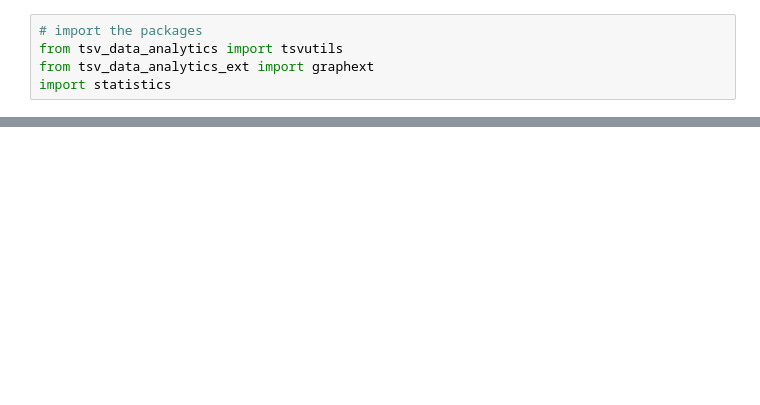
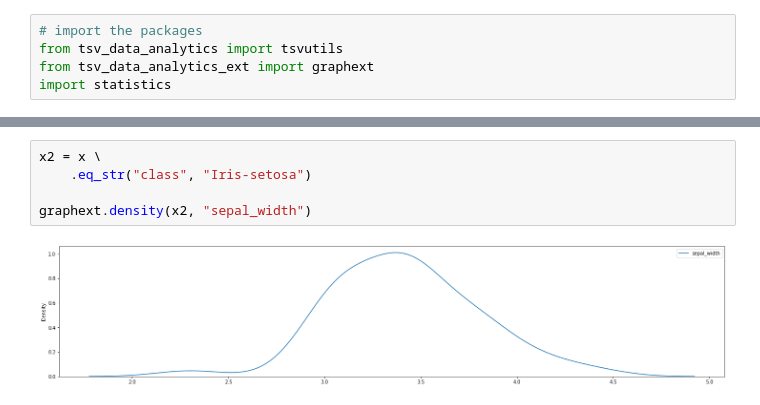
Before and after one commit to CrowdStrike/omigo-data-analytics, a Jupyter notebook: notebooks/graphs.ipynb, the cells around one changed output, grey strips where cells are left out. Saved outputs shown, nothing was run; the diff lists cells and outputs as text; blank space fills up the shorter version.

```diff
--- a/notebooks/graphs.ipynb
+++ b/notebooks/graphs.ipynb
@@ -96,0 +30,7 @@ graphext.boxplot(y7, "is_developed", "new_deaths", "location")
+# %%
+x2 = x \
+    .eq_str("class", "Iris-setosa")
+
+graphext.density(x2, "sepal_width")
+# %% [output]
+[figure, added]
```
Also changed, not shown: parts of 13 cells of this notebook, 1 other file.
